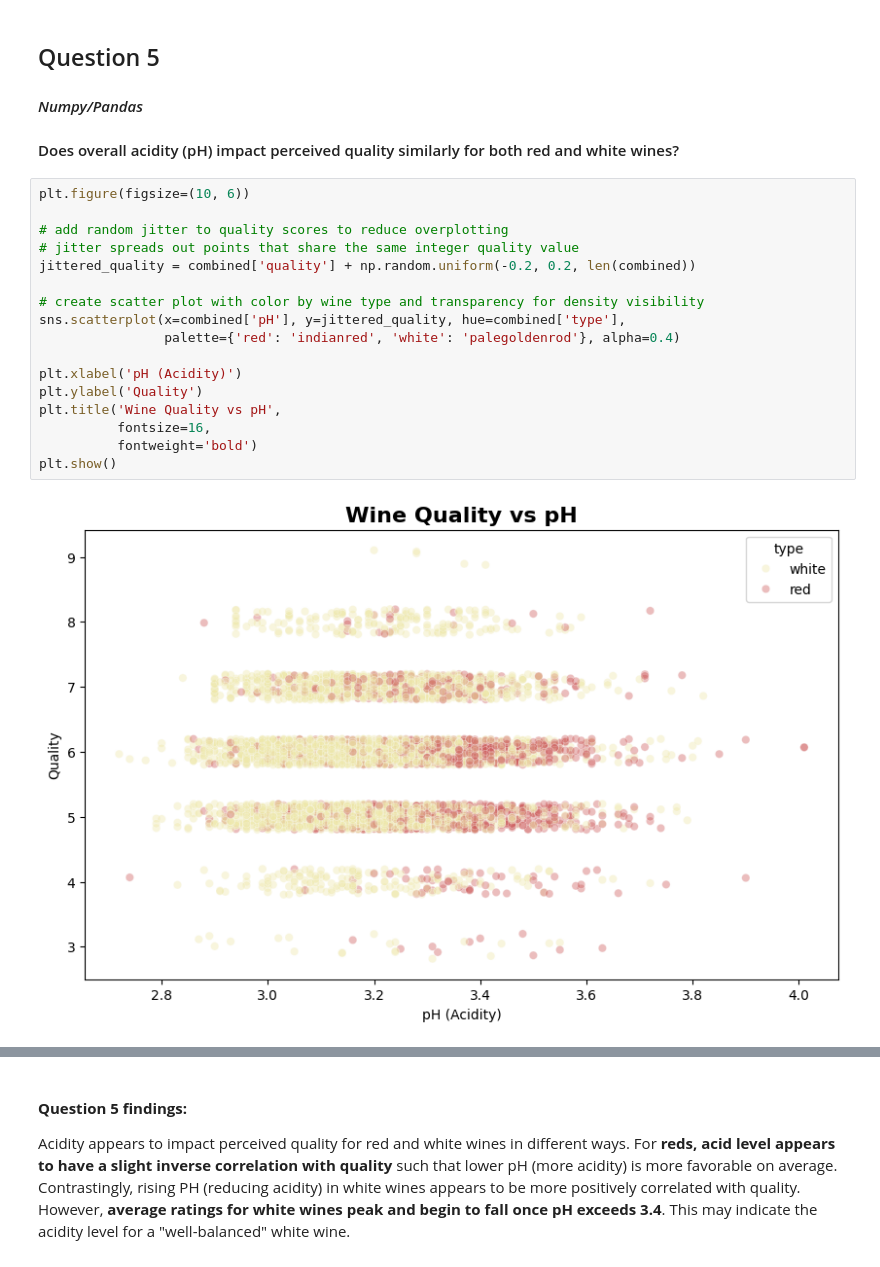
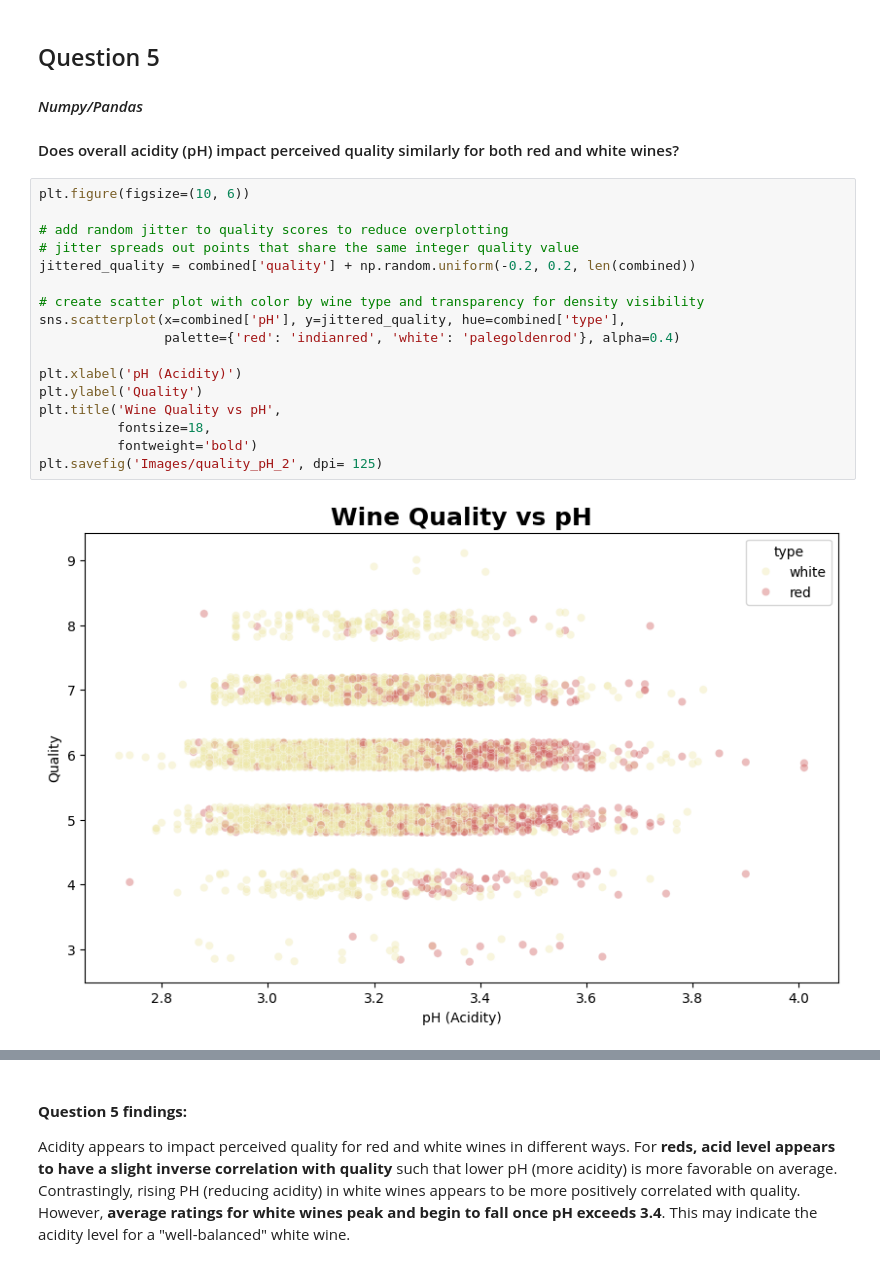
Before and after one commit to bspoerri/DS5010-Final-Project, a Jupyter notebook: final_project.ipynb, the cells around one changed output, grey strips where cells are left out. Drawn from its saved outputs; the diff is of its cells as text.

```diff
--- a/final_project.ipynb
+++ b/final_project.ipynb
@@ -371,22 +376,22 @@ Though red and white wines share somewhat similar looking pH distributions, ther
 # %%
 plt.figure(figsize=(10, 6))
 
 # add random jitter to quality scores to reduce overplotting
 # jitter spreads out points that share the same integer quality value
 jittered_quality = combined['quality'] + np.random.uniform(-0.2, 0.2, len(combined))
 
 # create scatter plot with color by wine type and transparency for density visibility
 sns.scatterplot(x=combined['pH'], y=jittered_quality, hue=combined['type'],
                 palette={'red': 'indianred', 'white': 'palegoldenrod'}, alpha=0.4)
 
 plt.xlabel('pH (Acidity)')
 plt.ylabel('Quality')
 plt.title('Wine Quality vs pH',
-          fontsize=16,
+          fontsize=18,
           fontweight='bold')
-plt.show()
+plt.savefig('Images/quality_pH_2', dpi= 125)
 # %% [output]
-[figure, old version]
+[figure, new version]
 # %%
 fig, axes = plt.subplots(1, 2, figsize=(12, 6), sharey=True)
 
```
Also changed, not shown: parts of 25 cells of this notebook.
